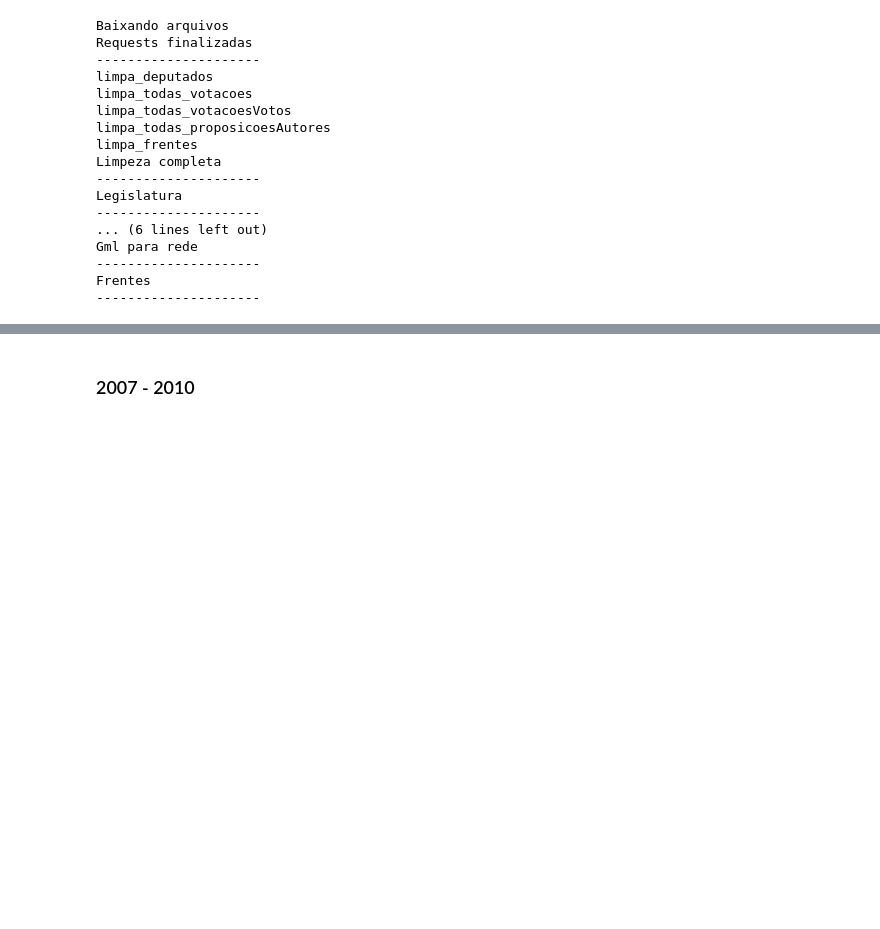
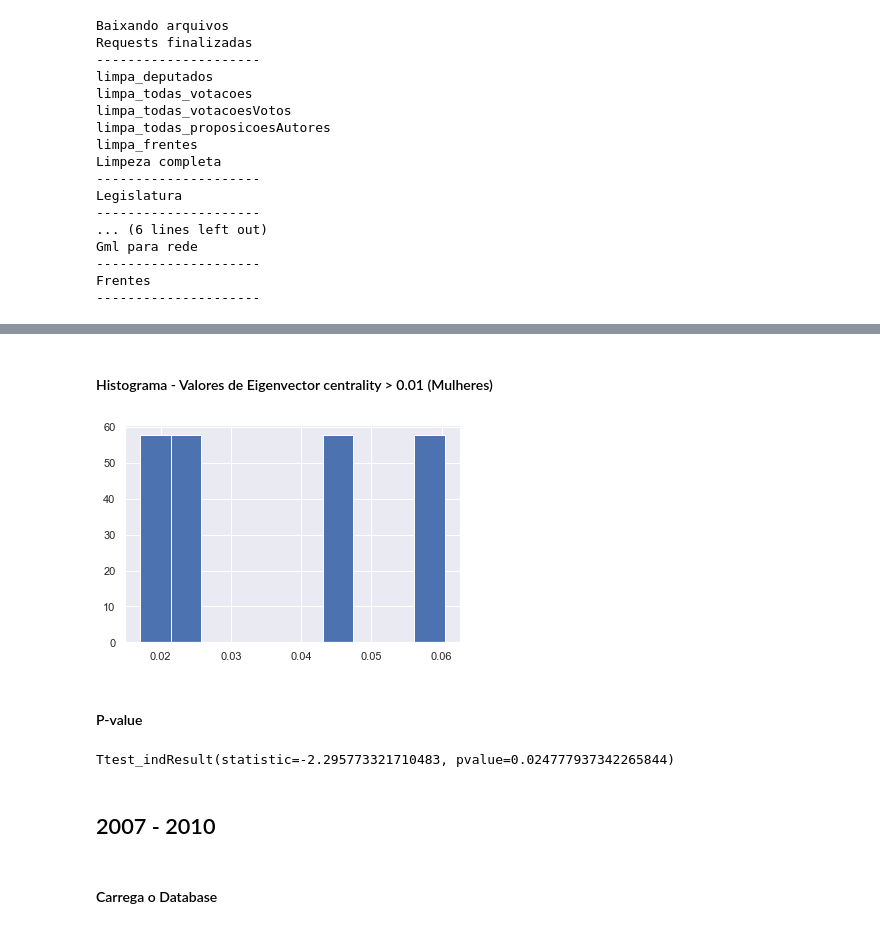
Before and after one commit to RogerPina2/P1-redesoc-2020, a Jupyter notebook: Gráficos e P-value das legislaturas.ipynb, the cells around one changed output, grey strips where cells are left out. Cells and saved outputs as stored; diff of their text form; code cells hidden in the pictures; blank space fills up the shorter version.

```diff
--- a/Gráficos e P-value das legislaturas.ipynb
+++ b/Gráficos e P-value das legislaturas.ipynb
@@ -88,4 +102,21 @@ Ttest_indResult(statistic=1.295826408268886, pvalue=0.19556629049357963)
+# %% [markdown]
+#### Histograma - Valores de Eigenvector centrality > 0.01 (Mulheres)
+# %%
+graf_M = deputados['eigenvecto_centrality'][(deputados['siglaSexo'] == 'F') & (deputados['eigenvecto_centrality'] > 0.01)].hist(density=1)
+# %% [output]
+[figure, added]
+# %% [markdown]
+#### P-value
+# %%
+H = deputados[deputados['eigenvecto_centrality'] > 0.01].query('siglaSexo == "M"')['eigenvecto_centrality']
+M = deputados[deputados['eigenvecto_centrality'] > 0.01].query('siglaSexo == "F"')['eigenvecto_centrality']
+res = ss.stats.ttest_ind(M,H, equal_var=True)
+res
+# %% [output]
+Ttest_indResult(statistic=-2.295773321710483, pvalue=0.024777937342265844)
 # %% [markdown]
-### 2007 - 2010
+## 2007 - 2010
+# %% [markdown]
+#### Carrega o Database
 # %%
 deputados = pd.read_csv(path + arquivos['deputados'][1]).dropna()
```
Also changed, not shown: parts of 52 cells of this notebook.
